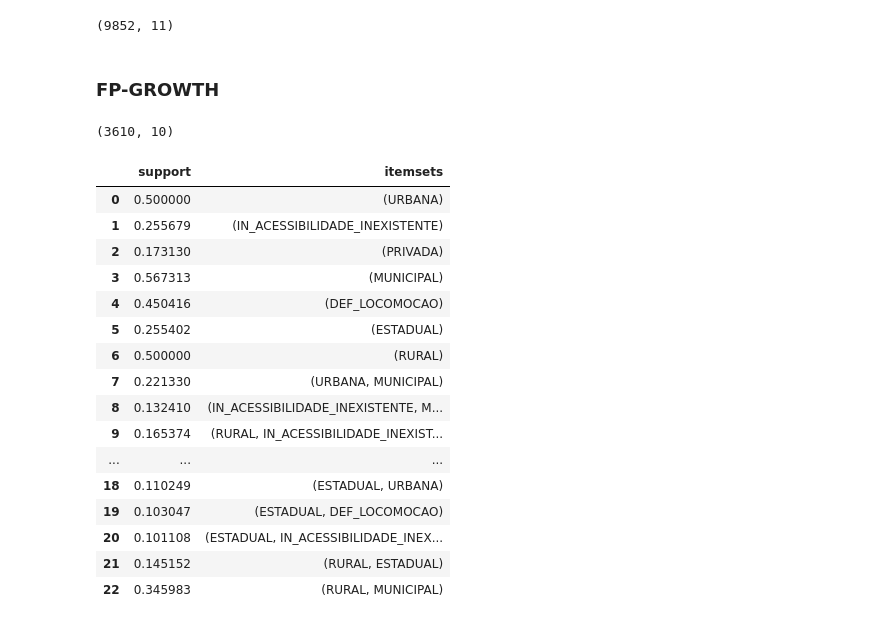
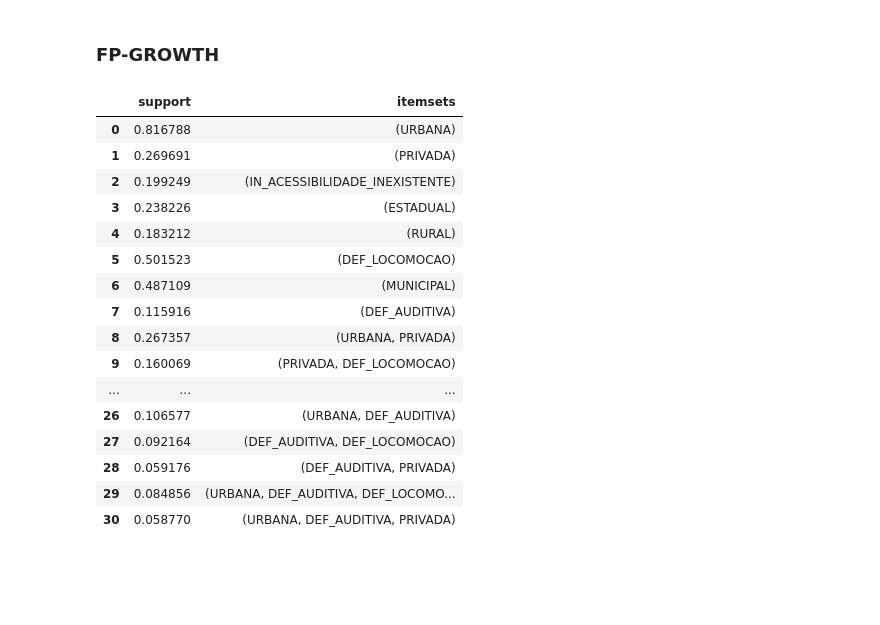
Before and after one commit to m-pillon/38jai-dados, a Jupyter notebook: fpgrowth.ipynb, the cells around one changed output. Drawn from its saved outputs; the diff is of its cells as text; code cells hidden in the pictures; blank space fills up the shorter version.

```diff
--- a/fpgrowth.ipynb
+++ b/fpgrowth.ipynb
@@ -3,59 +3,39 @@ import pandas as pd
 
 # carregamos o dataframe na variavel df
 aces = pd.read_csv('acessibilidade_rs.csv')
-aces.shape
-# %% [output]
-(9852, 11)
 # %%
 # eh pego so o que vai ser usado
 aces = aces.iloc[:, 1:]
 # aces = aces[['IN_ACESSIBILIDADE_INEXISTENTE', 'FEDERAL', 'ESTADUAL', 'MUNICIPAL', 'PRIVADA', 'URBANA', 'RURAL']]
 # %% [markdown]
 <h3>FP-GROWTH
-# %%
-# fazemos uma amostragem dos dados. a partir daqui, haverá o mesmo número de
-# escolas em localidades rurais e urbanas representadas
-
-# primeiro agrupamos por rural. isso gera um tipo especial de dataframe
-# com dois grupos, rural = True e rural = False
-g = aces.groupby('RURAL')
-
-# depois aplicamos uma funcao lambda
-# essa funcao torna um dataframe x em uma amostra (sample) dele mesmo
-# no qual o tamanho da amostra de cada parte é o tamanho do menor grupo
-# a funcao reset_index torna ele um dataframe novamente e tira as outras colunas
-g = g.apply(lambda x: x.sample(g.size().min()).reset_index(drop=True))
-
-g.shape
-# %% [output]
-(3610, 10)
 # %%
 # parte do fp-growth
 from mlxtend.frequent_patterns import fpgrowth, association_rules
 
 # aqui é gerado um dataframe com o fpgrowth, salvo em fis
 # esse dataframe contem apenas o suporte e alguns frequent itemsets
-fis = fpgrowth(g, min_support=0.1, use_colnames=True)
+fis = fpgrowth(aces, min_support=0.05, use_colnames=True)
 
 display(fis)
 # %% [output]
 |  | support | itemsets |
-| 0 | 0.500000 | (URBANA) |
-| 1 | 0.255679 | (IN_ACESSIBILIDADE_INEXISTENTE) |
-| 2 | 0.173130 | (PRIVADA) |
-| 3 | 0.567313 | (MUNICIPAL) |
-| 4 | 0.450416 | (DEF_LOCOMOCAO) |
-| 5 | 0.255402 | (ESTADUAL) |
-| 6 | 0.500000 | (RURAL) |
-| 7 | 0.221330 | (URBANA, MUNICIPAL) |
-| 8 | 0.132410 | (IN_ACESSIBILIDADE_INEXISTENTE, M... |
-| 9 | 0.165374 | (RURAL, IN_ACESSIBILIDADE_INEXIST... |
+| 0 | 0.816788 | (URBANA) |
+| 1 | 0.269691 | (PRIVADA) |
+| 2 | 0.199249 | (IN_ACESSIBILIDADE_INEXISTENTE) |
+| 3 | 0.238226 | (ESTADUAL) |
+| 4 | 0.183212 | (RURAL) |
+| 5 | 0.501523 | (DEF_LOCOMOCAO) |
+| 6 | 0.487109 | (MUNICIPAL) |
+| 7 | 0.115916 | (DEF_AUDITIVA) |
+| 8 | 0.267357 | (URBANA, PRIVADA) |
+| 9 | 0.160069 | (PRIVADA, DEF_LOCOMOCAO) |
 | ... | ... | ... |
-| 18 | 0.110249 | (ESTADUAL, URBANA) |
-| 19 | 0.103047 | (ESTADUAL, DEF_LOCOMOCAO) |
-| 20 | 0.101108 | (ESTADUAL, IN_ACESSIBILIDADE_INEX... |
-| 21 | 0.145152 | (RURAL, ESTADUAL) |
-| 22 | 0.345983 | (RURAL, MUNICIPAL) |
+| 26 | 0.106577 | (URBANA, DEF_AUDITIVA) |
+| 27 | 0.092164 | (DEF_AUDITIVA, DEF_LOCOMOCAO) |
+| 28 | 0.059176 | (DEF_AUDITIVA, PRIVADA) |
+| 29 | 0.084856 | (URBANA, DEF_AUDITIVA, DEF_LOCOMO... |
+| 30 | 0.058770 | (URBANA, DEF_AUDITIVA, PRIVADA) |
 # %%
 # agora sao geradas regras de associacao
 # o threshold foi escolhido para que nao houvesse muitas regras
```
Also changed, not shown: parts of 1 cell of this notebook.
